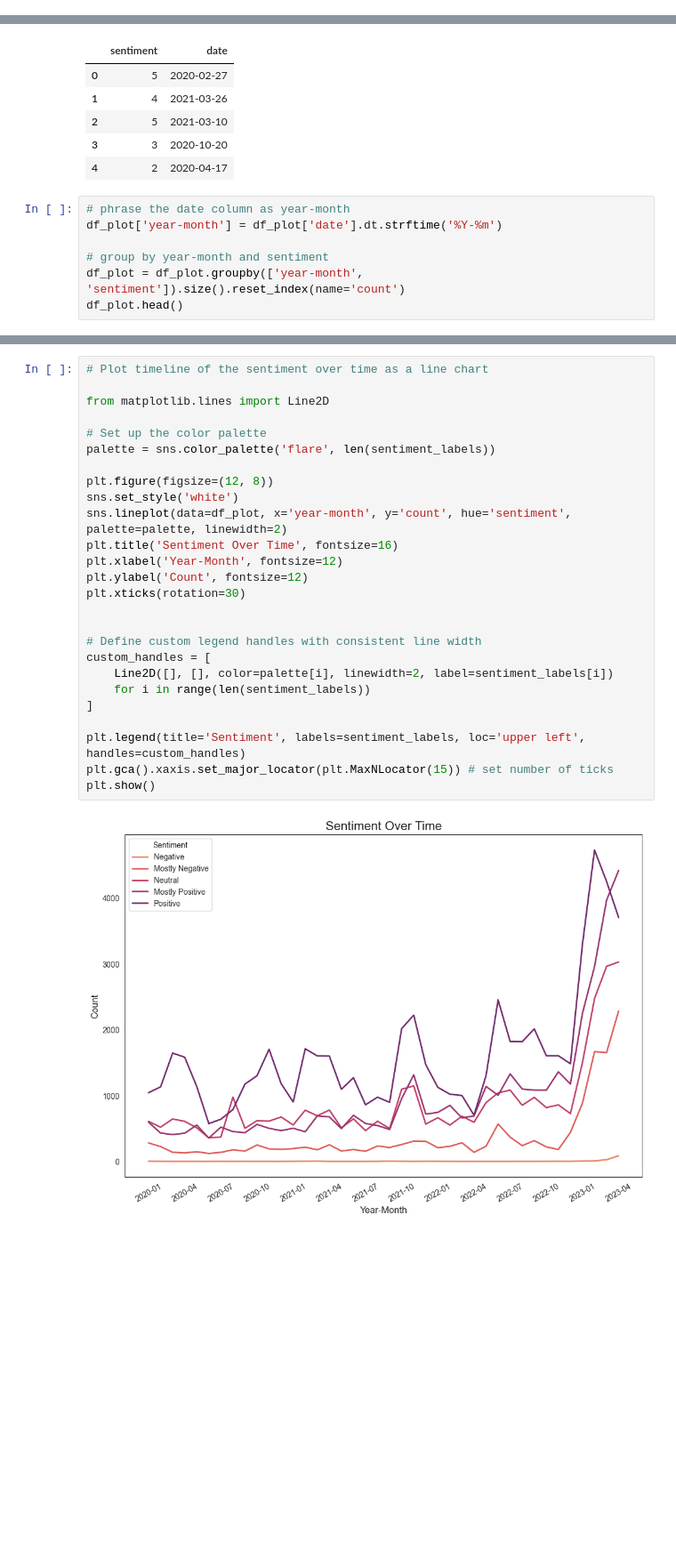
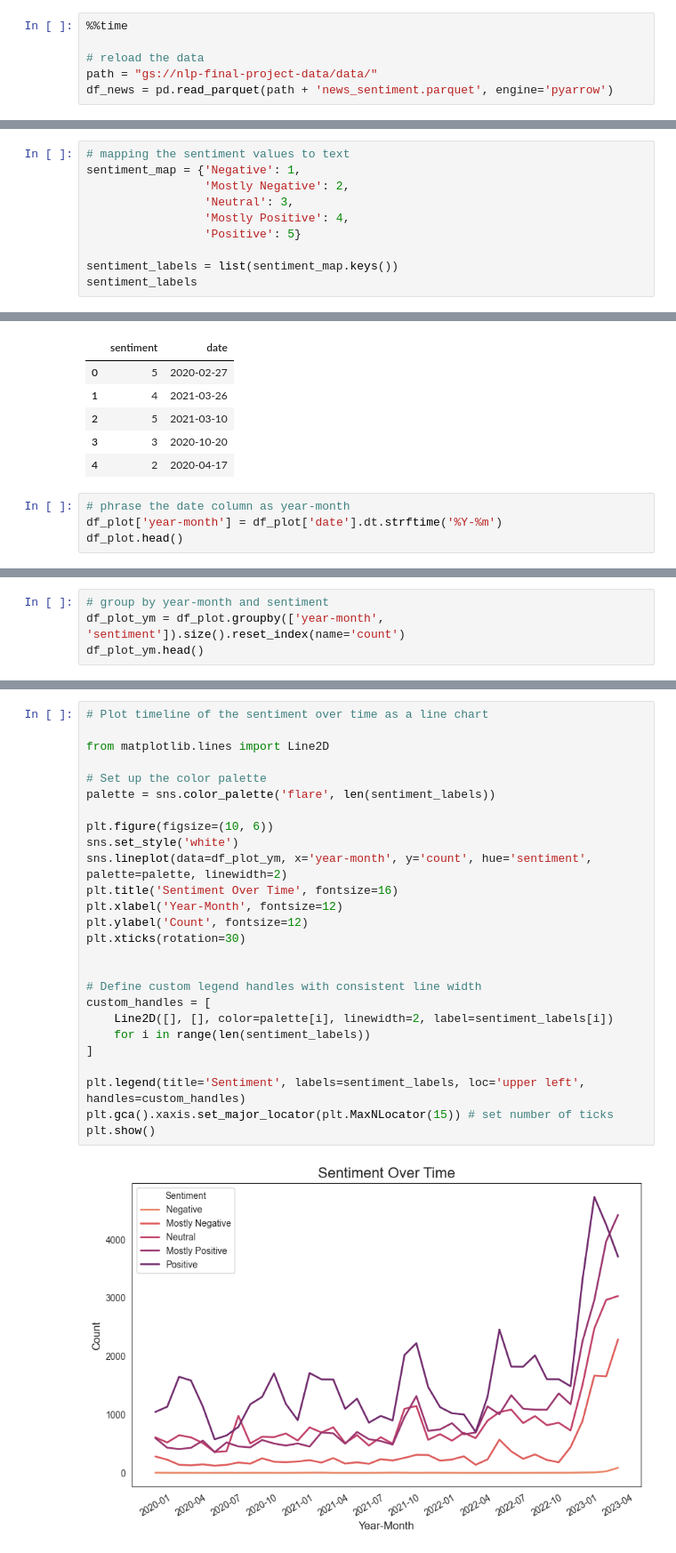
Before and after one commit to slvhuang/Final-Project-NLP, a Jupyter notebook: 4_sentiment_analysis.ipynb, the cells around one changed output, grey strips where cells are left out. Shown: that part at 89% size. Saved outputs shown, nothing was run; the diff lists cells and outputs as text; blank space fills up the shorter version.

```diff
--- a/4_sentiment_analysis.ipynb
+++ b/4_sentiment_analysis.ipynb
@@ -734,3 +736,9 @@ CPU times: user 2 ms, sys: 9.62 ms, total: 11.6 ms
 Wall time: 17.3 ms
 # %% [markdown]
 ## Sentiment Overtime Analysis and Visualization
+# %%
+%%time
+
+# reload the data
+path = "gs://nlp-final-project-data/data/"
+df_news = pd.read_parquet(path + 'news_sentiment.parquet', engine='pyarrow')
@@ -736,0 +748,10 @@ Wall time: 17.3 ms
+# %%
+# mapping the sentiment values to text
+sentiment_map = {'Negative': 1,
+                 'Mostly Negative': 2,
+                 'Neutral': 3,
+                 'Mostly Positive': 4,
+                 'Positive': 5}
+
+sentiment_labels = list(sentiment_map.keys())
+sentiment_labels
@@ -751,8 +774,5 @@ df_plot.head()
 # %%
 # phrase the date column as year-month
 df_plot['year-month'] = df_plot['date'].dt.strftime('%Y-%m')
-
-# group by year-month and sentiment
-df_plot = df_plot.groupby(['year-month', 'sentiment']).size().reset_index(name='count')
 df_plot.head()
 # %% [output]
@@ -764,0 +785,4 @@ df_plot.head()
+# %%
+# group by year-month and sentiment
+df_plot_ym = df_plot.groupby(['year-month', 'sentiment']).size().reset_index(name='count')
+df_plot_ym.head()
@@ -765,28 +796,28 @@ df_plot.head()
 # %%
 # Plot timeline of the sentiment over time as a line chart
 
 from matplotlib.lines import Line2D
 
 # Set up the color palette
 palette = sns.color_palette('flare', len(sentiment_labels))
 
-plt.figure(figsize=(12, 8))
+plt.figure(figsize=(10, 6))
 sns.set_style('white')
-sns.lineplot(data=df_plot, x='year-month', y='count', hue='sentiment', palette=palette, linewidth=2)
+sns.lineplot(data=df_plot_ym, x='year-month', y='count', hue='sentiment', palette=palette, linewidth=2)
 plt.title('Sentiment Over Time', fontsize=16)
 plt.xlabel('Year-Month', fontsize=12)
 plt.ylabel('Count', fontsize=12)
 plt.xticks(rotation=30)
 
 
 # Define custom legend handles with consistent line width
 custom_handles = [
     Line2D([], [], color=palette[i], linewidth=2, label=sentiment_labels[i])
     for i in range(len(sentiment_labels))
 ]
 
 plt.legend(title='Sentiment', labels=sentiment_labels, loc='upper left', handles=custom_handles)
 plt.gca().xaxis.set_major_locator(plt.MaxNLocator(15)) # set number of ticks
 plt.show()
 # %% [output]
-[figure, old version]
+[figure, new version]
```
Also changed, not shown: parts of 7 cells of this notebook.
